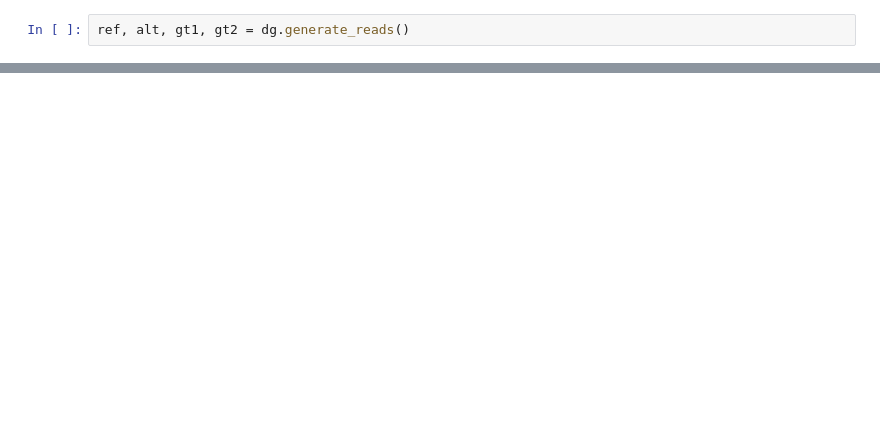
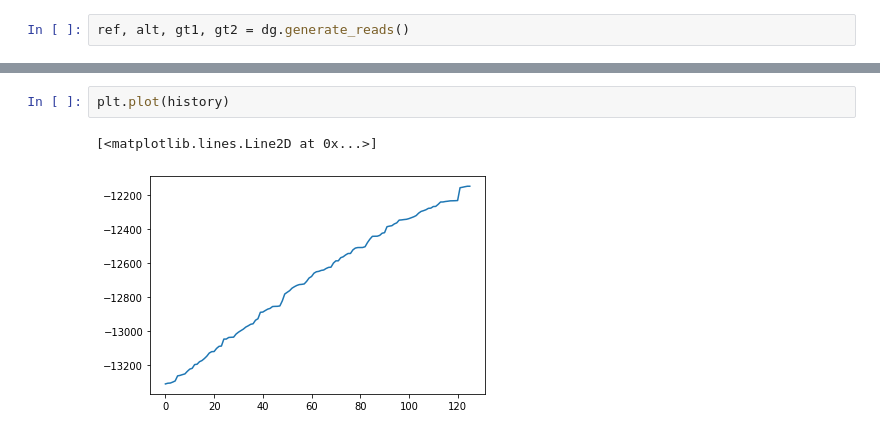
Before and after one commit to Tigecycline/lab_rotation, a Jupyter notebook: test.ipynb, the cells around one changed output, grey strips where cells are left out. Saved outputs shown, nothing was run; the diff lists cells and outputs as text; blank space fills up the shorter version.

```diff
--- a/test.ipynb
+++ b/test.ipynb
@@ -156,0 +199,5 @@ optz.mt.to_graphviz()
+# %%
+plt.plot(history)
+# %% [output]
+[<matplotlib.lines.Line2D at 0x...>]
+[figure, added]
```
Also changed, not shown: parts of 50 cells of this notebook, 6 other files.
